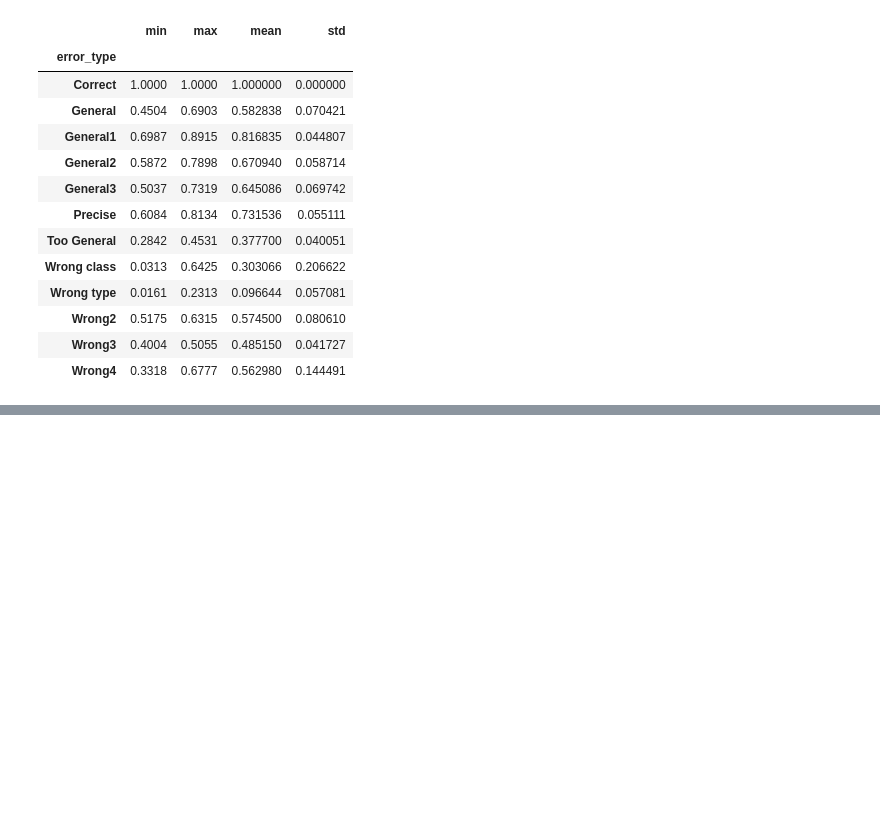
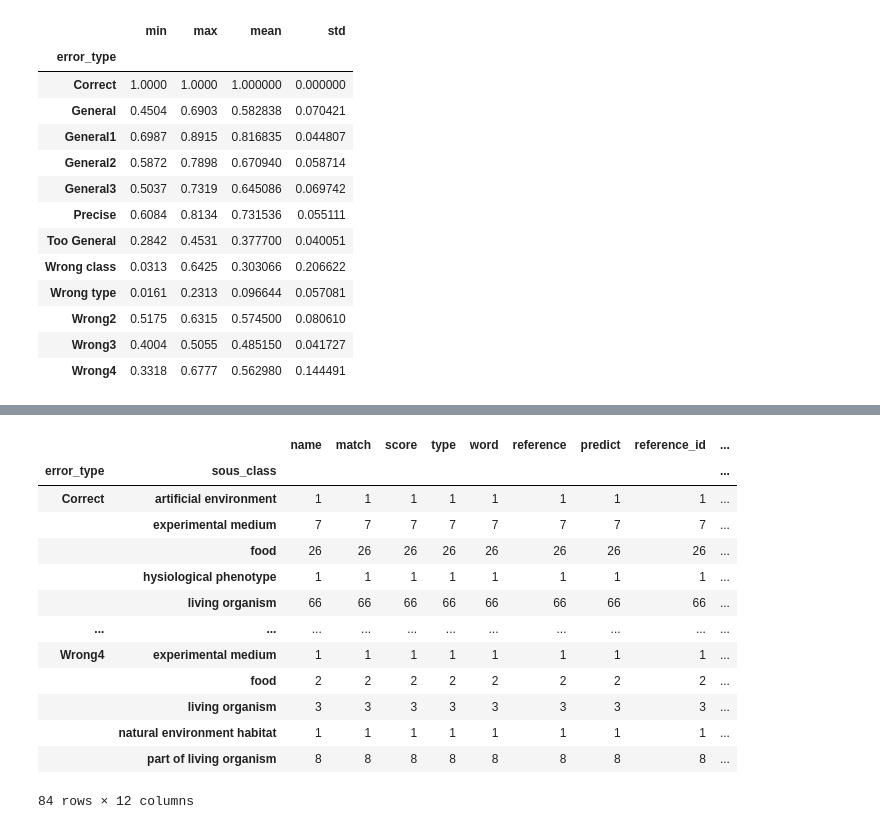
Before and after one commit to Yajinou/Error-Analysis-of-CONTES---BioNLP-2019, a Jupyter notebook: Annotation_automatique.ipynb, the cells around one changed output, grey strips where cells are left out. Drawn from its saved outputs; the diff is of its cells as text; code cells hidden in the pictures; blank space fills up the shorter version.

```diff
--- a/Annotation_automatique.ipynb
+++ b/Annotation_automatique.ipynb
@@ -84,9 +98,10 @@ for i in range(len(df)):
     path_ref = path['V2'][path[path['V1'] == df['reference_id'][i]].index].values
     path_pred = path['V2'][path[path['V1'] == df['predict_id'][i]].index].values
 
-#     # extraire le troisième niveau de référence(après phenotype/habitat)
-#     df['sous_class'][i] = path_ref[2] if len(path_ref) > 2 else path_ref[1]
+    # annote sous-class by 2nd level reference
+    df['sous_class'][i] = path_ref[0][2]
 
+    df['word_len'][i] = len(df['word'][i])
 
     # annotate error type
 
@@ -137,3 +152,41 @@ for i in range(len(df)):
 
                 else:
                     df['error_type'][i] = 'Wrong class'
+# %%
+# replace sous_class ID by terms
+df = df.replace(['OBT:000004',
+ 'OBT:000006',
+ 'OBT:000007',
+ 'OBT:000008',
+ 'OBT:000009',
+ 'OBT:000010',
+ 'OBT:000011',
+ 'OBT:000012',
+ 'OBT:000013',
+ 'OBT:000014',
+ 'OBT:000015',
+ 'OBT:000017',
+ 'OBT:000019',
+ 'OBT:000020',
+ 'OBT:000021',
+ 'OBT:000023',
+ 'OBT:000024',
+ 'OBT:000025'], ['animal husbandry and agricultural habitat',
+                 'artificial environment',
+                 'experimental medium',
+                 'food',
+                 'habitat wrt chemico-physical property',
+                 'living organism',
+                 'medical environment',
+                 'microorganism associated habitat',
+                 'natural environment habitat',
+                 'part of living organism',
+                 'pphenotype wrt adhesion',
+                 'phenotype wrt environment',
+                 'phenotype wrt metabolic activity',
+                 'phenotype wrt morphology',
+                 'phenotype wrt motility',
+                 'phenotype wrt stress',
+                 'phenotype wrt genetic',
+                 'hysiological phenotype'])
+df.head()
@@ -205,0 +284,17 @@ fig.show()
+# %%
+df.groupby(['error_type','sous_class']).count()
+# %% [output]
+|  |  | name | match | score | type | word | reference | predict | reference_id | ... |
+| error_type | sous_class |  |  |  |  |  |  |  |  | ... |
+| Correct | artificial environment | 1 | 1 | 1 | 1 | 1 | 1 | 1 | 1 | ... |
+|  | experimental medium | 7 | 7 | 7 | 7 | 7 | 7 | 7 | 7 | ... |
+|  | food | 26 | 26 | 26 | 26 | 26 | 26 | 26 | 26 | ... |
+|  | hysiological phenotype | 1 | 1 | 1 | 1 | 1 | 1 | 1 | 1 | ... |
+|  | living organism | 66 | 66 | 66 | 66 | 66 | 66 | 66 | 66 | ... |
+| ... | ... | ... | ... | ... | ... | ... | ... | ... | ... | ... |
+| Wrong4 | experimental medium | 1 | 1 | 1 | 1 | 1 | 1 | 1 | 1 | ... |
+|  | food | 2 | 2 | 2 | 2 | 2 | 2 | 2 | 2 | ... |
+|  | living organism | 3 | 3 | 3 | 3 | 3 | 3 | 3 | 3 | ... |
+|  | natural environment habitat | 1 | 1 | 1 | 1 | 1 | 1 | 1 | 1 | ... |
+|  | part of living organism | 8 | 8 | 8 | 8 | 8 | 8 | 8 | 8 | ... |
+84 rows × 12 columns
```
Also changed, not shown: parts of 21 cells of this notebook.
